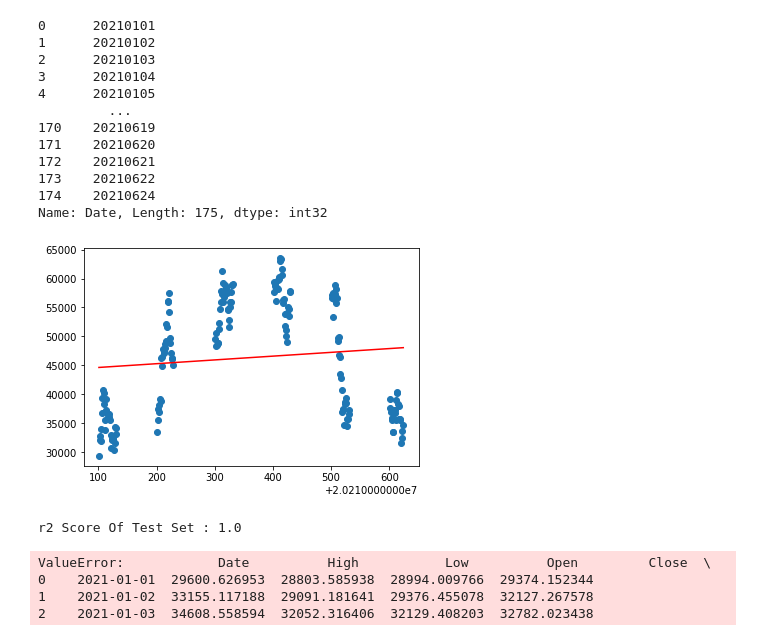
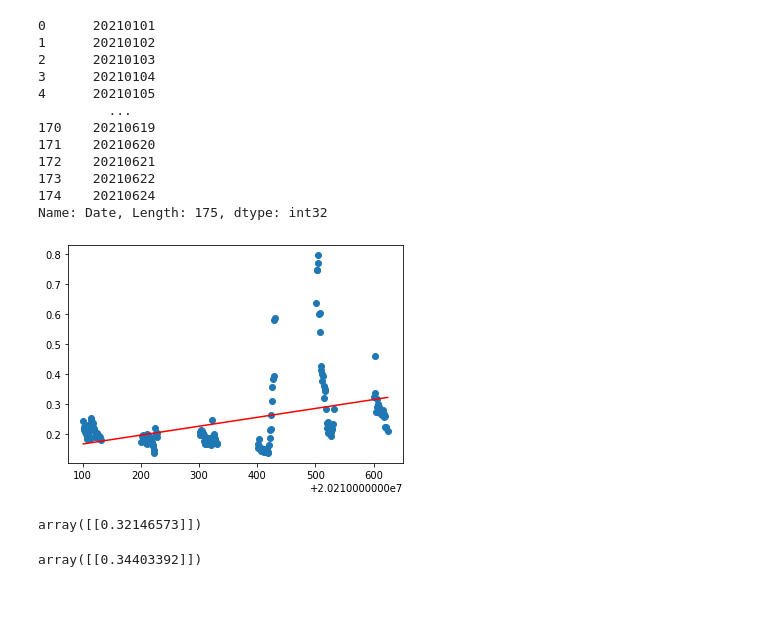
Before and after one commit to nosliwes/coinpix, a Jupyter notebook: notebooks/Regression.ipynb, the cells around one changed output. Saved outputs shown, nothing was run; the diff lists cells and outputs as text; code cells hidden in the pictures; blank space fills up the shorter version.

Commit message:
updated linear and svr

```diff
--- a/notebooks/Regression.ipynb
+++ b/notebooks/Regression.ipynb
@@ -2,100 +2,40 @@
 import numpy as np
 import matplotlib.pyplot as plt  # To visualize
 import pandas as pd  # To read data
 from sklearn.linear_model import LinearRegression
 
-data = pd.read_csv('C:/Users/Chris Nguyen/Downloads/BTC.csv')  # load data set
+data = pd.read_csv('C:/Users/Chris Nguyen/Downloads/ABBC.csv')  # load data set
 data.iloc[:, 0] = data.iloc[:, 0].astype(str)
 data.iloc[:, 0] = data.iloc[:, 0].str.replace('\D', '').astype(int)
 print(data.iloc[:,0])
 #data.iloc[:, 0].apply(lambda x:x.toordinal())
 X = data.iloc[:, 0].values.reshape(-1, 1)  # values converts it into a numpy array
 Y = data.iloc[:, 4].values.reshape(-1, 1)  # -1 means that calculate the dimension of rows, but have 1 column
 linear_regressor = LinearRegression()  # create object for the class
 linear_regressor.fit(X, Y)
 Y_pred = linear_regressor.predict(X)  # make predictions
 plt.scatter(X, Y)
 plt.plot(X, Y_pred, color='red')
 plt.show()
+new_X = 20210625
+linear_regressor.predict([[new_X]])
 # %% [output]
 0      20210101
 1      20210102
 2      20210103
 3      20210104
 4      20210105
          ...
 170    20210619
 171    20210620
 172    20210621
 173    20210622
 174    20210624
 Name: Date, Length: 175, dtype: int32
-[figure, old version]
+[figure, new version]
+array([[0.32146573]])
-# %%
-# Importing modeules that are required
-from sklearn.datasets import load_boston
-from sklearn.model_selection import train_test_split
-from sklearn.metrics import r2_score
-from sklearn.linear_model import BayesianRidge
-
-# Loading dataset
-#dataset = load_boston()
-data = pd.read_csv('C:/Users/Chris Nguyen/Downloads/BTC.csv')  # load data set
-#X = data.iloc[:, 2].values.reshape(-1, 1)  # values converts it into a numpy array
-#Y = data.iloc[:, 1].values.reshape(-1, 1)  # -1 means that calculate the dimension of rows, but have 1 column
-X, y = data.High.array.reshape(-1,1), data.Low
-
-
-# Splitting dataset into training and testing sets
-X_train, X_test, y_train, y_test = train_test_split(X, Y, test_size = 0.15, random_state = 42)
-
-# Creating and training model
-model = BayesianRidge()
-model.fit(X_train, y_train)
-
-# Model making a prediction on test data
-prediction = model.predict(X_test)
-
-# Evaluation of r2 score of the model against the test set
-print(f"r2 Score Of Test Set : {r2_score(y_test, prediction)}")
-# %% [output]
-r2 Score Of Test Set : 1.0
-# %%
-import numpy as np
-import matplotlib.pyplot as plt
-from sklearn.tree import DecisionTreeRegressor
-from sklearn.ensemble import AdaBoostRegressor
-
-# Create the dataset
-rng = pd.read_csv('C:/Users/Chris Nguyen/Downloads/BTC.csv')
-X = data.iloc[:, 2].values.reshape(-1, 1)  # values converts it into a numpy array
-Y = data.iloc[:, 1].values.reshape(-1, 1)
-
-# Fit regression model
-regr_1 = DecisionTreeRegressor(max_depth=4)
-
-regr_2 = AdaBoostRegressor(DecisionTreeRegressor(max_depth=4),
-                          n_estimators=300, random_state=rng)
-
-regr_1.fit(X, y)
-regr_2.fit(X, y)
-
-# Predict
-y_1 = regr_1.predict(X)
-y_2 = regr_2.predict(X)
-
-# Plot the results
-plt.figure()
-plt.scatter(X, y, c="k", label="training samples")
-plt.plot(X, y_1, c="g", label="n_estimators=1", linewidth=2)
-plt.plot(X, y_2, c="r", label="n_estimators=300", linewidth=2)
-plt.xlabel("data")
-plt.ylabel("target")
-plt.title("Boosted Decision Tree Regression")
-plt.legend()
-plt.show()
-# %% [output]
-ValueError:            Date          High           Low          Open         Close  \
-0    2021-01-01  29600.626953  28803.585938  28994.009766  29374.152344
-1    2021-01-02  33155.117188  29091.181641  29376.455078  32127.267578
-2    2021-01-03  34608.558594  32052.316406  32129.408203  32782.023438
+# %%
+new_X = 20210701
+linear_regressor.predict([[new_X]])
+# %% [output]
+array([[0.34403392]])
```
Also changed, not shown: parts of 10 cells of this notebook.
